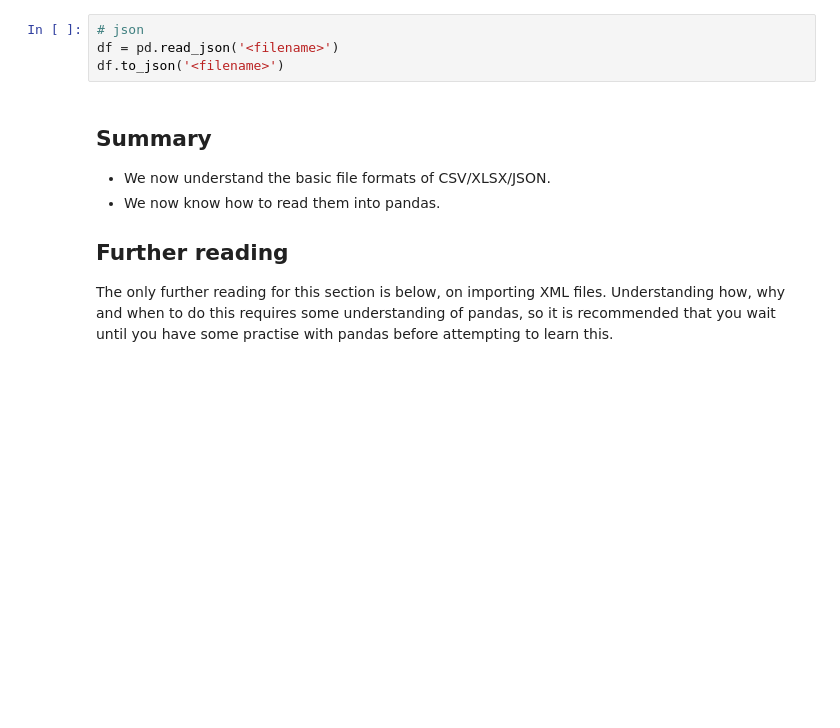
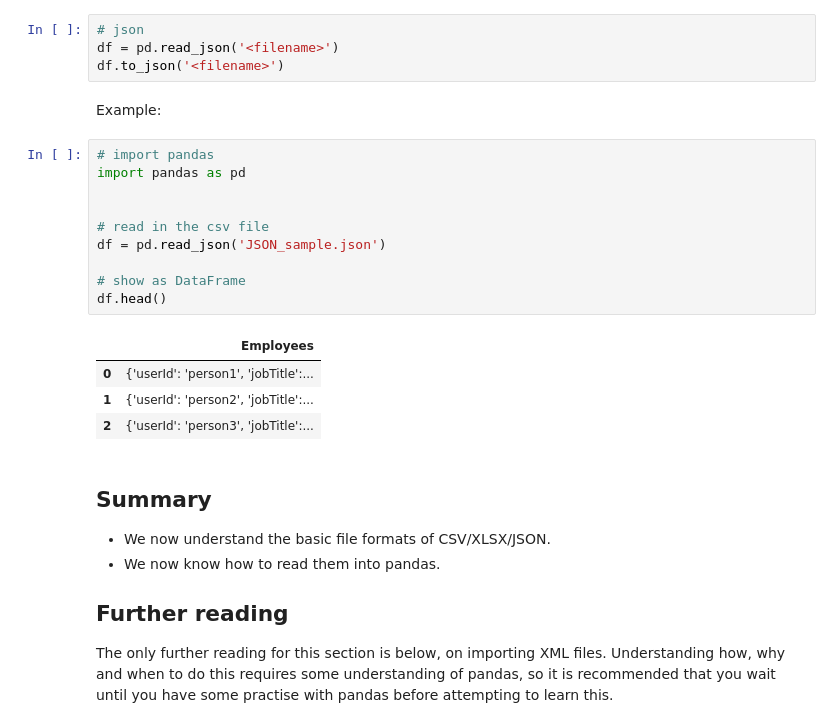
Before and after one commit to TataAndBigData/Practical-ML-DS, a Jupyter notebook: Chapter 2. Python for Data Scientists/Module 4. Data Formats and Pandas/0. Data Formats.ipynb, the cells around one changed output. Saved outputs shown, nothing was run; the diff lists cells and outputs as text; blank space fills up the shorter version.

Commit message:
#105 added json screenshot/example

```diff
--- a/Chapter 2. Python for Data Scientists/Module 4. Data Formats and Pandas/0. Data Formats.ipynb
+++ b/Chapter 2. Python for Data Scientists/Module 4. Data Formats and Pandas/0. Data Formats.ipynb
@@ -79,6 +82,23 @@ df.to_excel('<filename>',sheet_name='<sheetname>')
 # json
 df = pd.read_json('<filename>')
 df.to_json('<filename>')
+# %% [markdown]
+Example:
+# %%
+# import pandas
+import pandas as pd
+
+
+# read in the csv file
+df = pd.read_json('JSON_sample.json')
+
+# show as DataFrame
+df.head()
+# %% [output]
+|  | Employees |
+| 0 | {'userId': 'person1', 'jobTitle':... |
+| 1 | {'userId': 'person2', 'jobTitle':... |
+| 2 | {'userId': 'person3', 'jobTitle':... |
 # %% [markdown]
 ## Summary
 - We now understand the basic file formats of CSV/XLSX/JSON.
```
Also changed, not shown: parts of 2 cells of this notebook.
